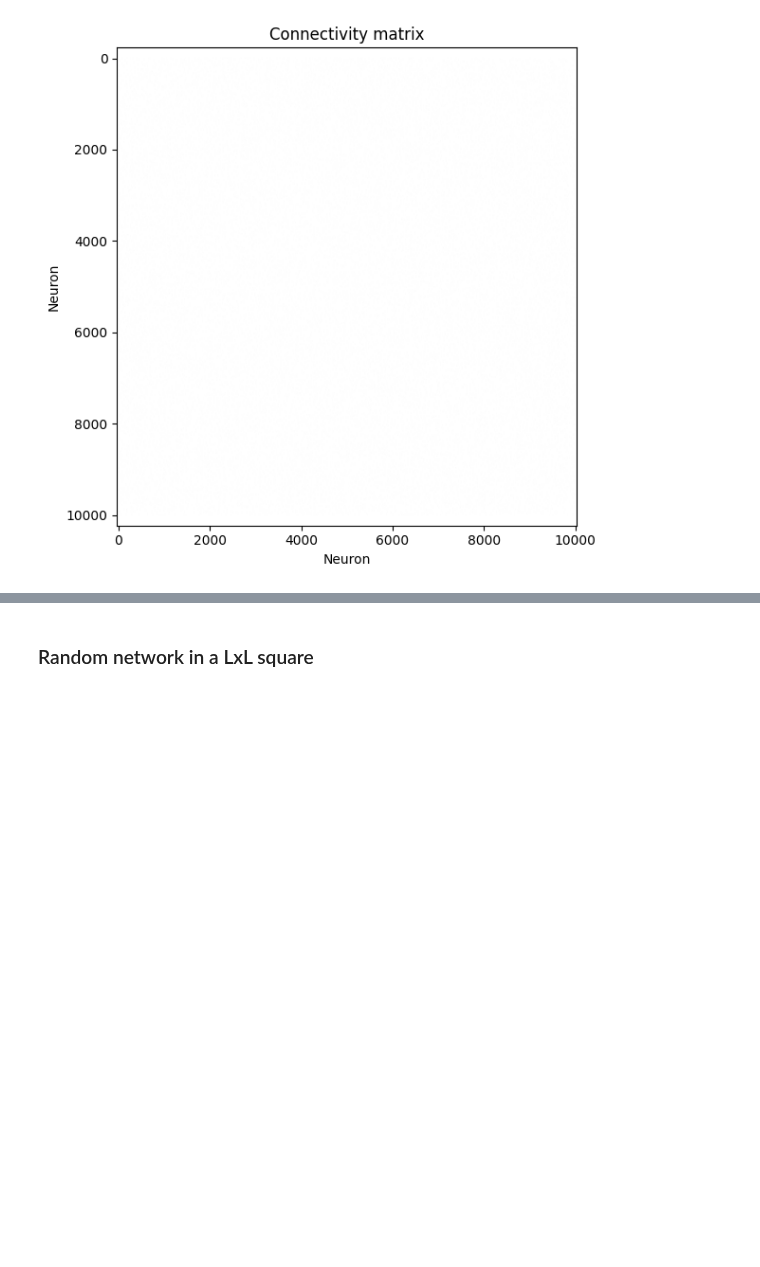
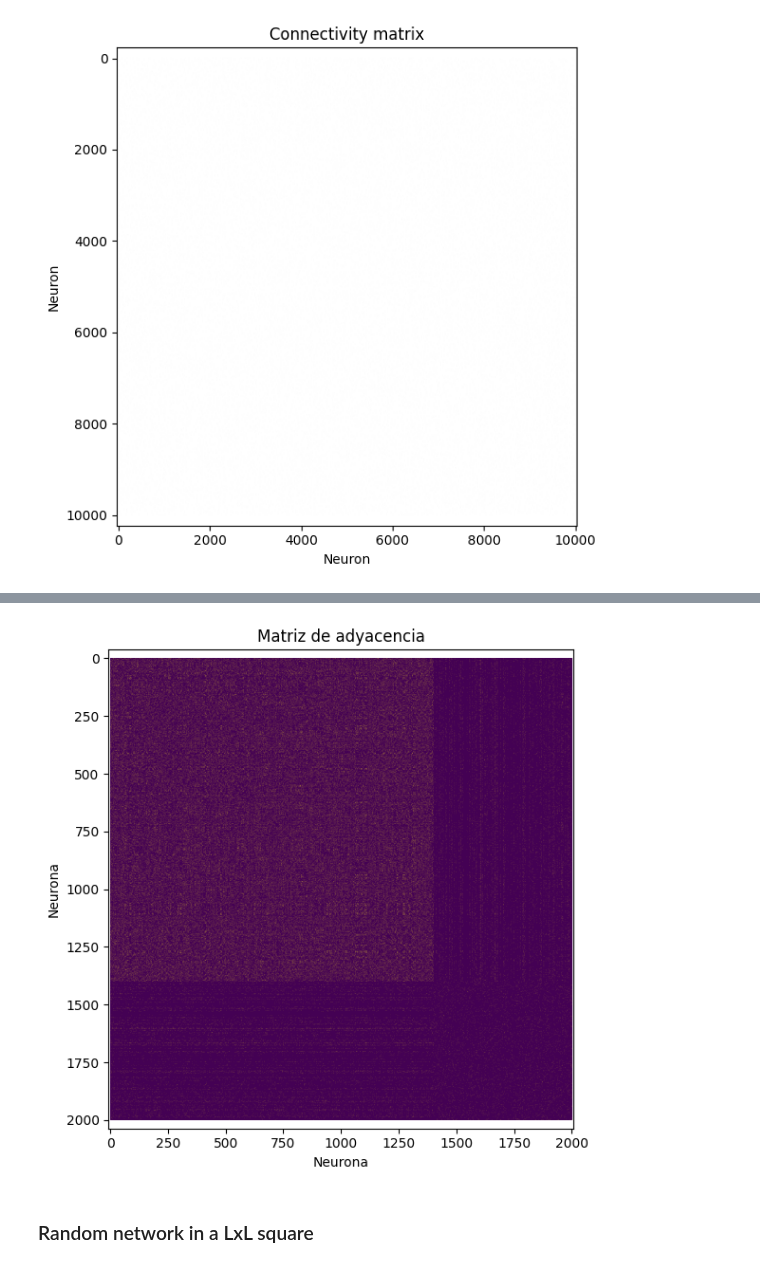
Before and after one commit to polmasipff/Neuroscience-Damage-in-Aggregated-Networks, a Jupyter notebook: create_network_P2.ipynb, the cells around one changed output, grey strips where cells are left out. Drawn from its saved outputs; the diff is of its cells as text; code cells hidden in the pictures; blank space fills up the shorter version.

```diff
--- a/create_network_P2.ipynb
+++ b/create_network_P2.ipynb
@@ -93,3 +354,16 @@ GC fraction: 0.0155
+# %%
+# Plot Adj
+
+plt.figure(figsize=(6, 6))
+plt.imshow(A, cmap="viridis", origin="upper")
+plt.xlabel("Neurona")
+plt.ylabel("Neurona")
+plt.title("Matriz de adyacencia")
+plt.axis("equal")
+plt.tight_layout()
+plt.show()
+# %% [output]
+[figure, added]
 # %% [markdown]
 ### Random network in a LxL square
 # %%
```
Also changed, not shown: parts of 7 cells of this notebook, 2 other files.
